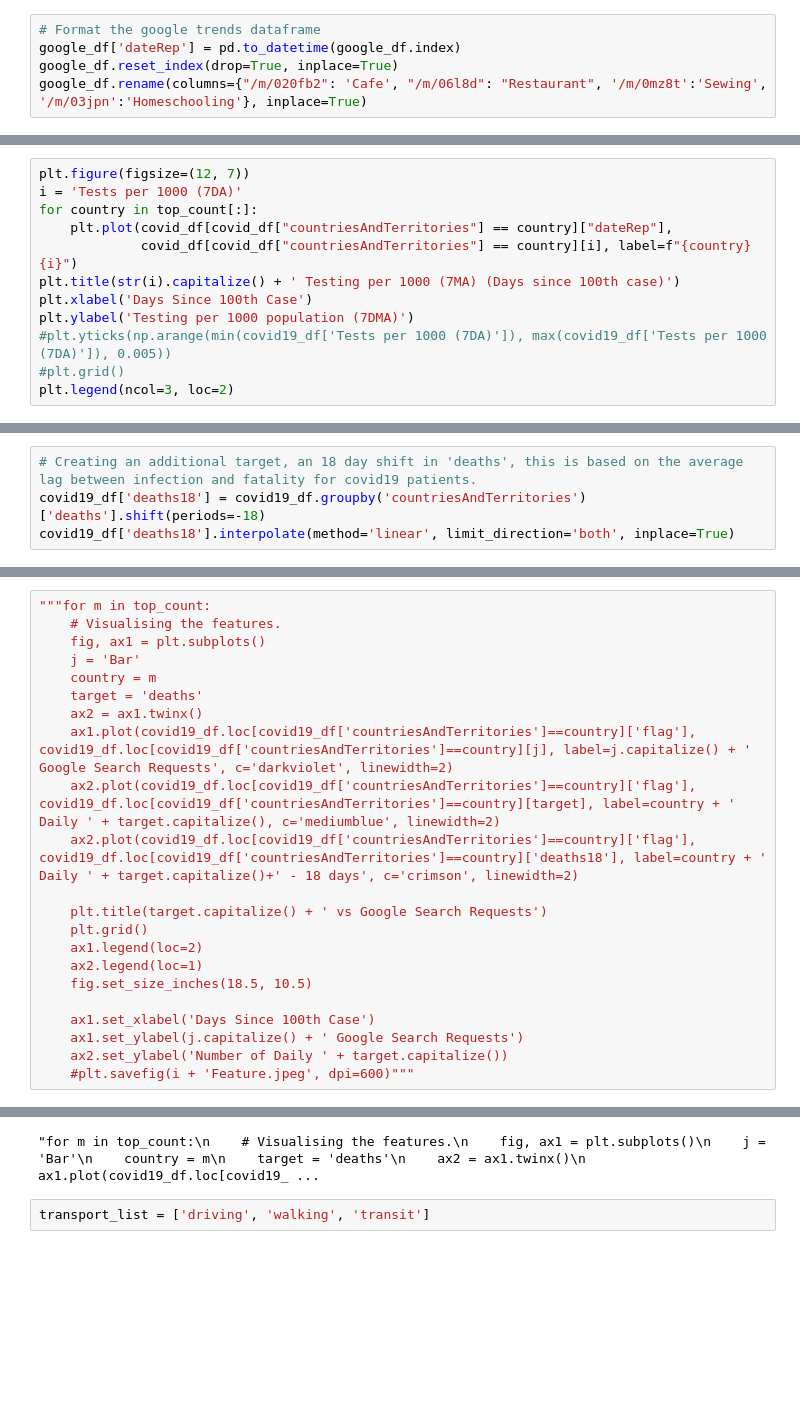
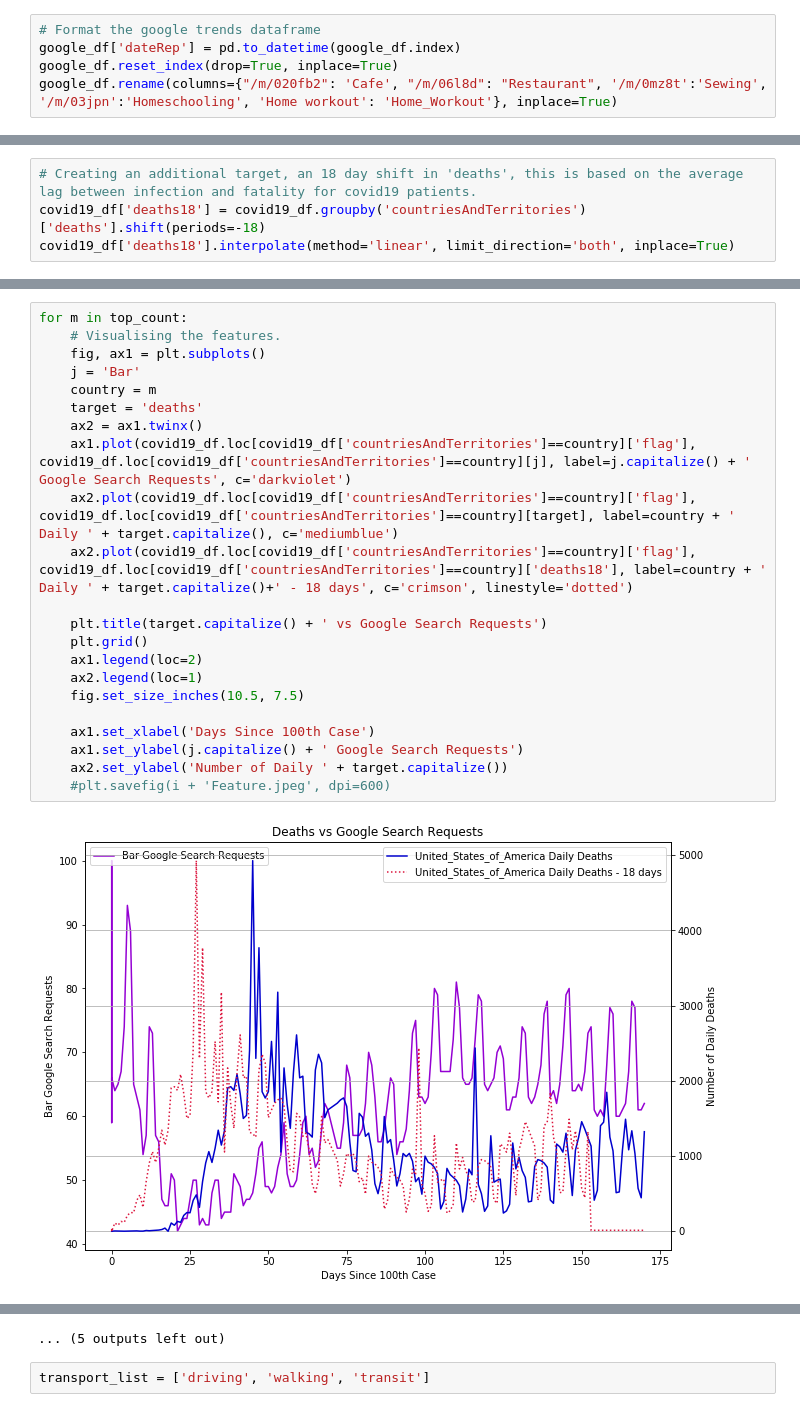
Before and after one commit to sameckford/Covid-19_Walkthrough_Part2, a Jupyter notebook: data_prep_covid_19.ipynb, the cells around one changed output, grey strips where cells are left out. Drawn from its saved outputs; the diff is of its cells as text; blank space fills up the shorter version.

```diff
--- a/data_prep_covid_19.ipynb
+++ b/data_prep_covid_19.ipynb
@@ -185,4 +193,4 @@ Execution time in sec.: 119.00780534744263
 # Format the google trends dataframe
 google_df['dateRep'] = pd.to_datetime(google_df.index)
 google_df.reset_index(drop=True, inplace=True)
-google_df.rename(columns={"/m/020fb2": 'Cafe', "/m/06l8d": "Restaurant", '/m/0mz8t':'Sewing', '/m/03jpn':'Homeschooling'}, inplace=True)
+google_df.rename(columns={"/m/020fb2": 'Cafe', "/m/06l8d": "Restaurant", '/m/0mz8t':'Sewing', '/m/03jpn':'Homeschooling', 'Home workout': 'Home_Workout'}, inplace=True)
@@ -236,14 +229,2 @@ min_date
 # %% [output]
 '2020-03-01'
-# %%
-plt.figure(figsize=(12, 7))
-i = 'Tests per 1000 (7DA)'
-for country in top_count[:]:
-    plt.plot(covid_df[covid_df["countriesAndTerritories"] == country]["dateRep"],
-             covid_df[covid_df["countriesAndTerritories"] == country][i], label=f"{country} {i}")
-plt.title(str(i).capitalize() + ' Testing per 1000 (7MA) (Days since 100th case)')
-plt.xlabel('Days Since 100th Case')
-plt.ylabel('Testing per 1000 population (7DMA)')
-#plt.yticks(np.arange(min(covid19_df['Tests per 1000 (7DA)']), max(covid19_df['Tests per 1000 (7DA)']), 0.005))
-#plt.grid()
-plt.legend(ncol=3, loc=2)
@@ -283,23 +295,24 @@ covid19_df['deaths18'].interpolate(method='linear', limit_direction='both', inpl
 # %%
-"""for m in top_count:
+for m in top_count:
     # Visualising the features.
     fig, ax1 = plt.subplots()
     j = 'Bar'
     country = m
     target = 'deaths'
     ax2 = ax1.twinx()
-    ax1.plot(covid19_df.loc[covid19_df['countriesAndTerritories']==country]['flag'], covid19_df.loc[covid19_df['countriesAndTerritories']==country][j], label=j.capitalize() + ' Google Search Requests', c='darkviolet', linewidth=2)
-    ax2.plot(covid19_df.loc[covid19_df['countriesAndTerritories']==country]['flag'], covid19_df.loc[covid19_df['countriesAndTerritories']==country][target], label=country + ' Daily ' + target.capitalize(), c='mediumblue', linewidth=2)
-    ax2.plot(covid19_df.loc[covid19_df['countriesAndTerritories']==country]['flag'], covid19_df.loc[covid19_df['countriesAndTerritories']==country]['deaths18'], label=country + ' Daily ' + target.capitalize()+' - 18 days', c='crimson', linewidth=2)
+    ax1.plot(covid19_df.loc[covid19_df['countriesAndTerritories']==country]['flag'], covid19_df.loc[covid19_df['countriesAndTerritories']==country][j], label=j.capitalize() + ' Google Search Requests', c='darkviolet')
+    ax2.plot(covid19_df.loc[covid19_df['countriesAndTerritories']==country]['flag'], covid19_df.loc[covid19_df['countriesAndTerritories']==country][target], label=country + ' Daily ' + target.capitalize(), c='mediumblue')
+    ax2.plot(covid19_df.loc[covid19_df['countriesAndTerritories']==country]['flag'], covid19_df.loc[covid19_df['countriesAndTerritories']==country]['deaths18'], label=country + ' Daily ' + target.capitalize()+' - 18 days', c='crimson', linestyle='dotted')
 
     plt.title(target.capitalize() + ' vs Google Search Requests')
     plt.grid()
     ax1.legend(loc=2)
     ax2.legend(loc=1)
-    fig.set_size_inches(18.5, 10.5)
+    fig.set_size_inches(10.5, 7.5)
 
     ax1.set_xlabel('Days Since 100th Case')
     ax1.set_ylabel(j.capitalize() + ' Google Search Requests')
     ax2.set_ylabel('Number of Daily ' + target.capitalize())
-    #plt.savefig(i + 'Feature.jpeg', dpi=600)"""
+    #plt.savefig(i + 'Feature.jpeg', dpi=600)
 # %% [output]
+[figure, added]
@@ -306,4 +330,4 @@ covid19_df['deaths18'].interpolate(method='linear', limit_direction='both', inpl
-"for m in top_count:\n    # Visualising the features.\n    fig, ax1 = plt.subplots()\n    j = 'Bar'\n    country = m\n    target = 'deaths'\n    ax2 = ax1.twinx()\n    ax1.plot(covid19_df.loc[covid19_ ...
+... (5 outputs left out)
 # %%
 transport_list = ['driving', 'walking', 'transit']
 # %%
```
Also changed, not shown: parts of 21 cells of this notebook, 11 other files.
